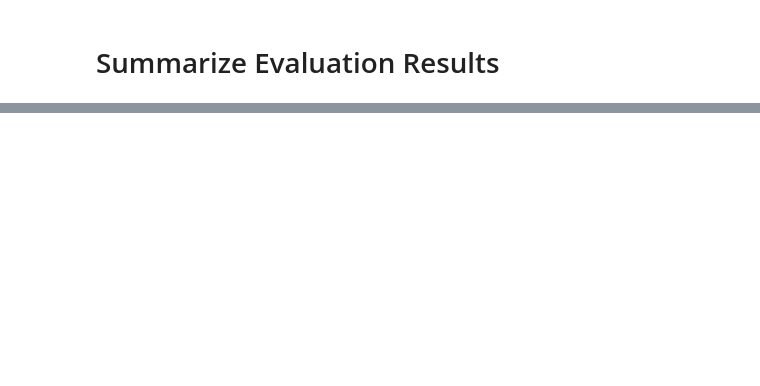
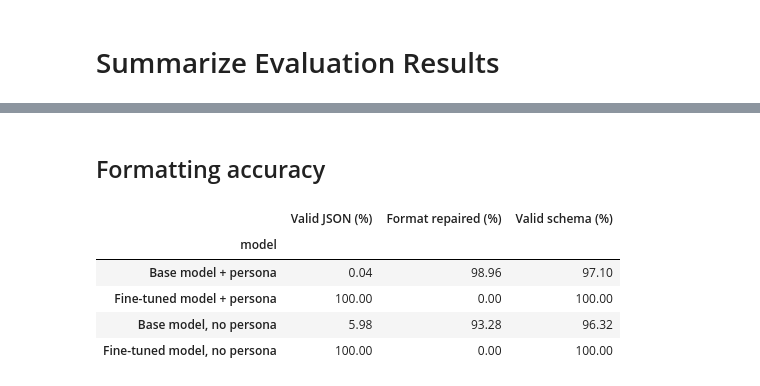
Before and after one commit to luishengjie/large-behavior-model, a Jupyter notebook: notebooks/05_evaluation_results.ipynb, the cells around one changed output, grey strips where cells are left out. Saved outputs shown, nothing was run; the diff lists cells and outputs as text; code cells hidden in the pictures; blank space fills up the shorter version.

```diff
--- a/notebooks/05_evaluation_results.ipynb
+++ b/notebooks/05_evaluation_results.ipynb
@@ -129,0 +155,29 @@ report_results.round(2)
+# %% [markdown]
+## Formatting accuracy
+# %%
+formatting_accuracy = model_results[
+    [
+        "valid_json_pct",
+        "format_repair_pct",
+        "valid_schema_pct",
+    ]
+].rename(
+    columns={
+        "valid_json_pct": "Valid JSON (%)",
+        "format_repair_pct": "Format repaired (%)",
+        "valid_schema_pct": "Valid schema (%)",
+    }
+)
+
+display(
+    formatting_accuracy.style.format(
+        "{:.2f}"
+    )
+)
+# %% [output]
+|  | Valid JSON (%) | Format repaired (%) | Valid schema (%) |
+| model |  |  |  |
+| Base model + persona | 0.04 | 98.96 | 97.10 |
+| Fine-tuned model + persona | 100.00 | 0.00 | 100.00 |
+| Base model, no persona | 5.98 | 93.28 | 96.32 |
+| Fine-tuned model, no persona | 100.00 | 0.00 | 100.00 |
```
Also changed, not shown: parts of 10 cells of this notebook, 1 other file.
